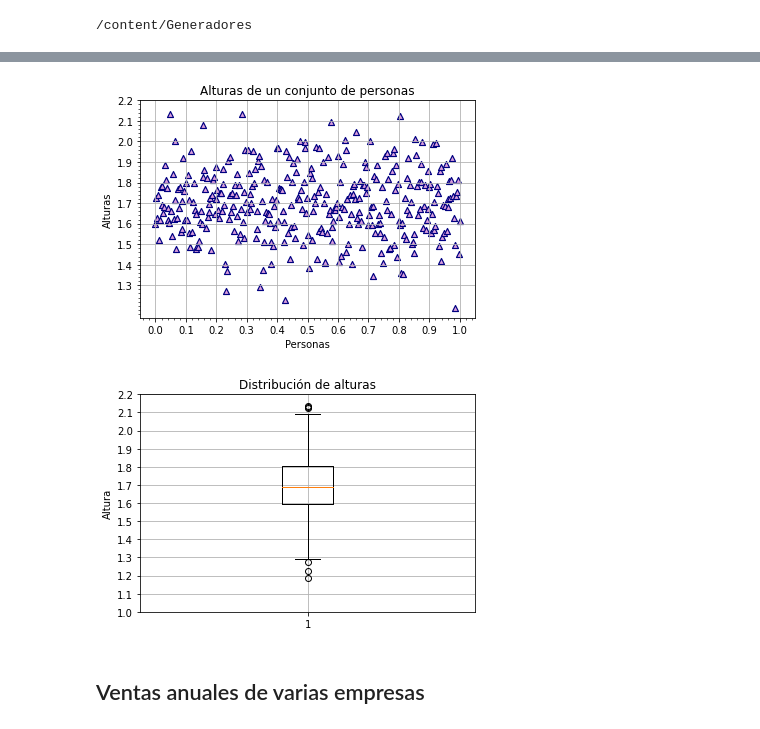
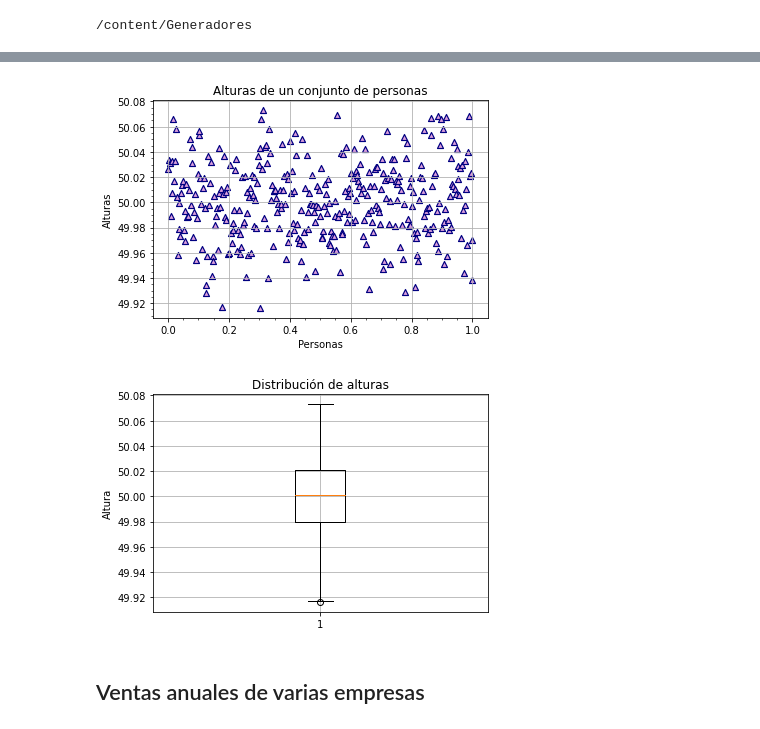
Before and after one commit to Radhe-0/Practicas, a Jupyter notebook: practicas_matplotlib.ipynb, the cells around one changed output, grey strips where cells are left out. Cells and saved outputs as stored; diff of their text form; code cells hidden in the pictures.

```diff
--- a/practicas_matplotlib.ipynb
+++ b/practicas_matplotlib.ipynb
@@ -33,33 +19,32 @@ datos = DatosAltura()
 # %%
 from Generadores import * # Importo el módulo para poder generar datos
 import matplotlib.pyplot as plt # Importo matplotlib
 
-datos = DatosAltura(350) # Genero los datos
+datos = DatosDistNormal(350) # Genero los datos
 df = pd.DataFrame(datos, columns=['Personas','Alturas']) # Los cargo en un dataframe
 
 # Grafico los datos
 plt.grid()
 plt.scatter(x='Personas',y='Alturas',data=df,edgecolors='navy',c='plum', marker='^',linewidths=1.2)
 plt.ylabel('Alturas')
 plt.xlabel('Personas')
-plt.xticks(np.arange(0,1.1,0.1))
-plt.yticks(np.arange(1.3,2.3,0.1))
+#plt.xticks(np.arange(0,1.1,0.1))
+#plt.yticks(np.arange(1.3,2.3,0.1))
 #plt.axis([0.2,0.8,1.4,2.0])
 plt.title('Alturas de un conjunto de personas')
 plt.minorticks_on( )
 plt.show()
 # %% [output]
-[figure, old version]
+[figure, new version]
 # %%
 alturas = list(df['Alturas'])
 plt.boxplot(alturas)
-plt.yticks(np.arange(1,2.3,0.1))
 plt.ylabel('Altura')
 plt.grid()
 plt.title('Distribución de alturas')
 plt.show()
 # %% [output]
-[figure, old version]
+[figure, new version]
 # %% [markdown]
 ## Ventas anuales de varias empresas
 # %%
```
Also changed, not shown: parts of 9 cells of this notebook.
